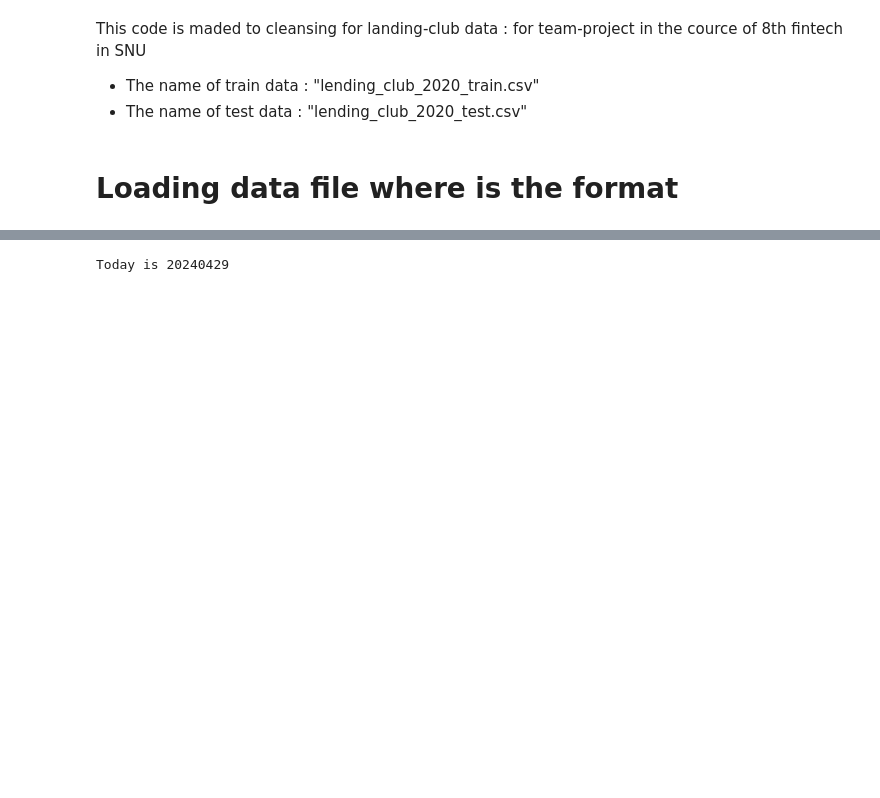
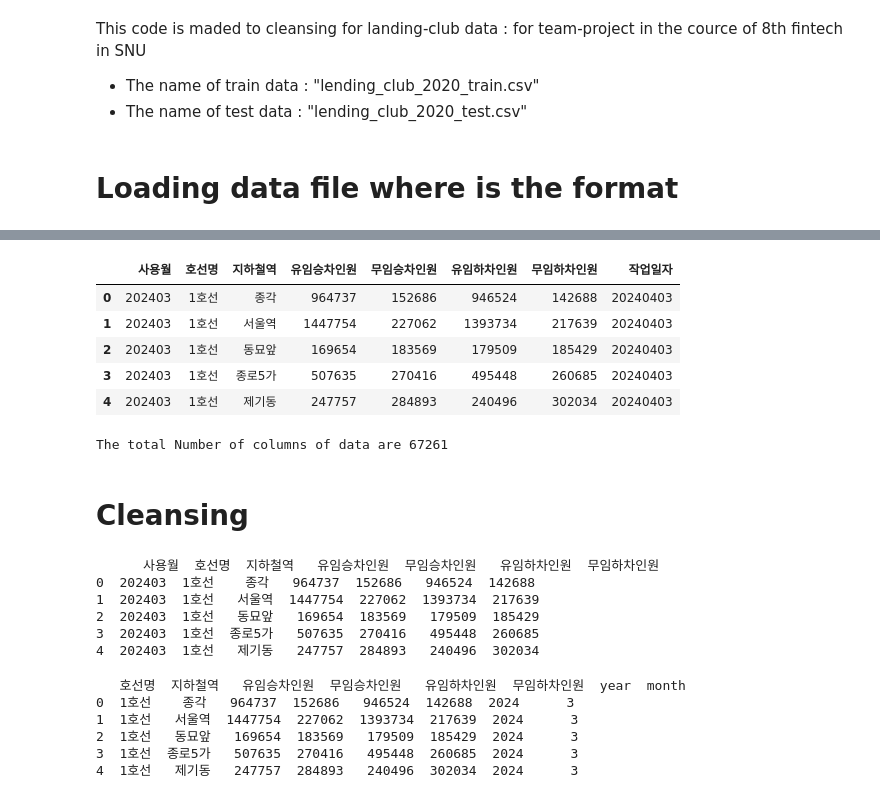
Before and after one commit to jjome/team1_visual, a Jupyter notebook: cleansing_v1.ipynb, the cells around one changed output, grey strips where cells are left out. Drawn from its saved outputs; the diff is of its cells as text; code cells hidden in the pictures; blank space fills up the shorter version.

```diff
--- a/cleansing_v1.ipynb
+++ b/cleansing_v1.ipynb
@@ -1203,18 +21,48 @@ See the caveats in the documentation: https://pandas.pydata.org/pandas-docs/stab
-# %%
-from datetime import date
-
-dflag = False   ## debuging flag : True make the log for debug.
-
-# 날짜 추출
-today = date.today()
-date = today.strftime("%Y%m%d")
-print(f"Today is {date}")
-
-# Save filename
-filename = dir_name+"lc_2020_train_ppd_"+str(date)+".csv"  # train data set to csv
-# filename = dir_name+"lc_2020_test_ppd_"+str(date)+".csv"  # train data set to csv
-
-# Save to csv
-tmp.to_csv(filename)
-# %% [output]
-Today is 20240429
+# %%
+## loading the csv
+dir_name = "/content/drive/Othercomputers/내 Mac/fintech/9.시각화/team_project/"
+csv = dir_name+"orginal_data.csv"     # train data set to csv
+
+df1 = pd.read_csv(csv, encoding='cp949')                          # data frame of csv, i.e. source file
+df1.head()
+# %% [output]
+|  | 사용월 | 호선명 | 지하철역 | 유임승차인원 | 무임승차인원 | 유임하차인원 | 무임하차인원 | 작업일자 |
+| 0 | 202403 | 1호선 | 종각 | 964737 | 152686 | 946524 | 142688 | 20240403 |
+| 1 | 202403 | 1호선 | 서울역 | 1447754 | 227062 | 1393734 | 217639 | 20240403 |
+| 2 | 202403 | 1호선 | 동묘앞 | 169654 | 183569 | 179509 | 185429 | 20240403 |
+| 3 | 202403 | 1호선 | 종로5가 | 507635 | 270416 | 495448 | 260685 | 20240403 |
+| 4 | 202403 | 1호선 | 제기동 | 247757 | 284893 | 240496 | 302034 | 20240403 |
+# %%
+Num = len(df1)                 # the number of lines to csv.
+print(f"The total Number of columns of data are {Num}")
+# %% [output]
+The total Number of columns of data are 67261
+# %% [markdown]
+# Cleansing
+# %%
+feat = '작업일자'
+df1.drop(columns = [feat], axis = 0, inplace = True)
+print(df1.head())
+# %% [output]
+      사용월  호선명  지하철역   유임승차인원  무임승차인원   유임하차인원  무임하차인원
+0  202403  1호선    종각   964737  152686   946524  142688
+1  202403  1호선   서울역  1447754  227062  1393734  217639
+2  202403  1호선   동묘앞   169654  183569   179509  185429
+3  202403  1호선  종로5가   507635  270416   495448  260685
+4  202403  1호선   제기동   247757  284893   240496  302034
+# %%
+# 날짜형 변수의 경우, 'year'과 'month' feature로 나눠서 저장.
+feat = '사용월'
+df1[feat] = pd.to_datetime(df1[feat], format='%Y%m')
+df1['year'] = df1[feat].dt.year.astype(int)
+df1['month'] = df1[feat].dt.month.astype(int)
+
+df1.drop(columns = [feat], axis = 0, inplace = True)
+print(df1.head())
+# %% [output]
+   호선명  지하철역   유임승차인원  무임승차인원   유임하차인원  무임하차인원  year  month
+0  1호선    종각   964737  152686   946524  142688  2024      3
+1  1호선   서울역  1447754  227062  1393734  217639  2024      3
+2  1호선   동묘앞   169654  183569   179509  185429  2024      3
+3  1호선  종로5가   507635  270416   495448  260685  2024      3
+4  1호선   제기동   247757  284893   240496  302034  2024      3
```
Also changed, not shown: parts of 56 cells of this notebook.
